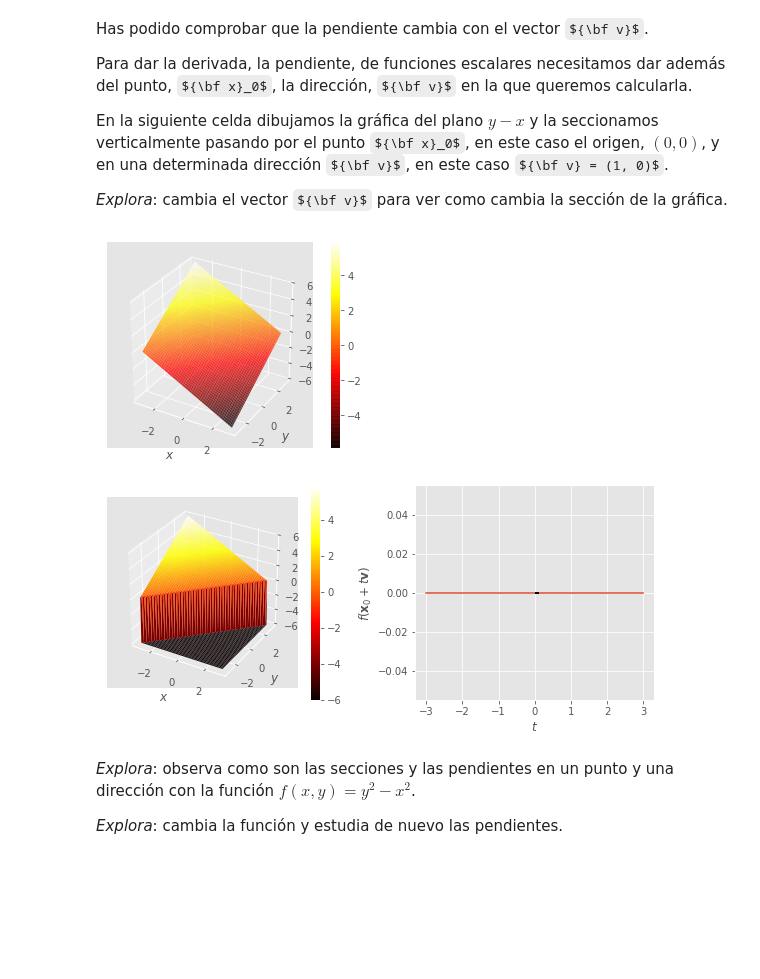
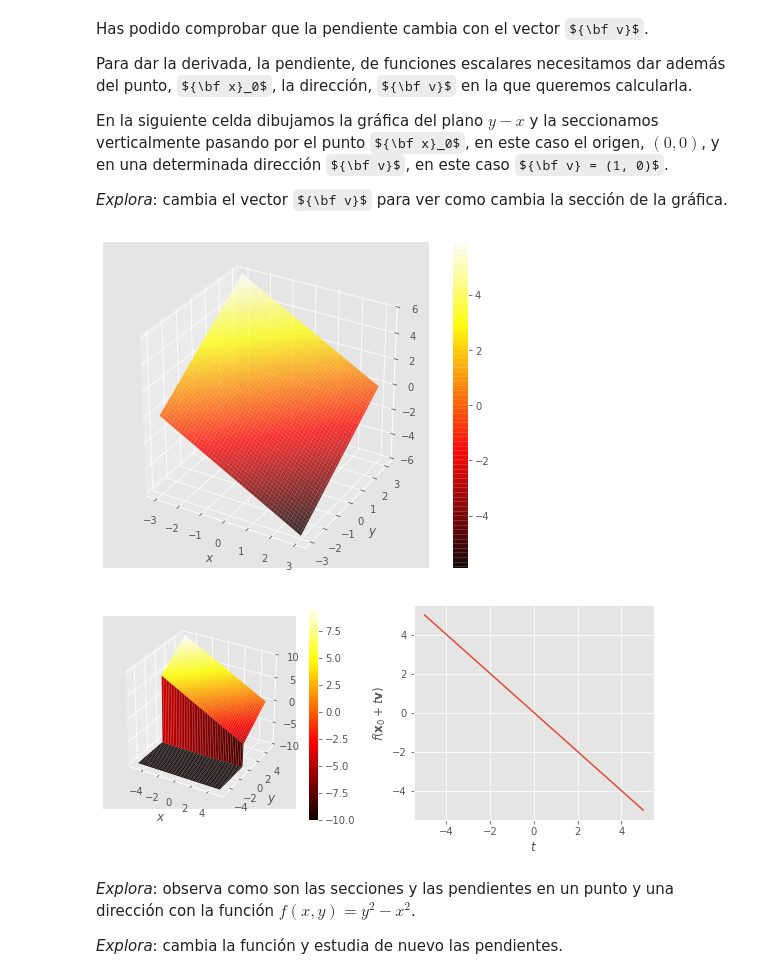
Before and after one commit to jahernando/USC-MMIII, a Jupyter notebook: tderivadas_direccional_diferencial.ipynb, the cells around one changed output. Saved outputs shown, nothing was run; the diff lists cells and outputs as text; code cells hidden in the pictures; some formulas as TeX source; blank space fills up the shorter version.

```diff
--- a/tderivadas_direccional_diferencial.ipynb
+++ b/tderivadas_direccional_diferencial.ipynb
@@ -98,13 +98,13 @@ En la siguiente celda dibujamos la gráfica del plano $y-x$ y la seccionamos ver
 *Explora*: cambia el vector ${\bf v}$ para ver como cambia la sección de la gráfica.
 # %%
 x0, y0 = 0., 0.
-vx, vy = 1., 1.
+vx, vy = 1, 0.
 fun = lambda x, y: y - x
 gf.graph(fun)
 gf.graph_section(fun, x0, y0, vx, vy, sign = -1);
 # %% [output]
-[figure, old version]
+[figure, new version]
-[figure, old version]
+[figure, new version]
 # %% [markdown]
 *Explora*: observa como son las secciones y las pendientes en un punto y una dirección con la función $f(x, y) = y^2 - x^2$.
 
```
Also changed, not shown: parts of 18 cells of this notebook, 4 other files.
